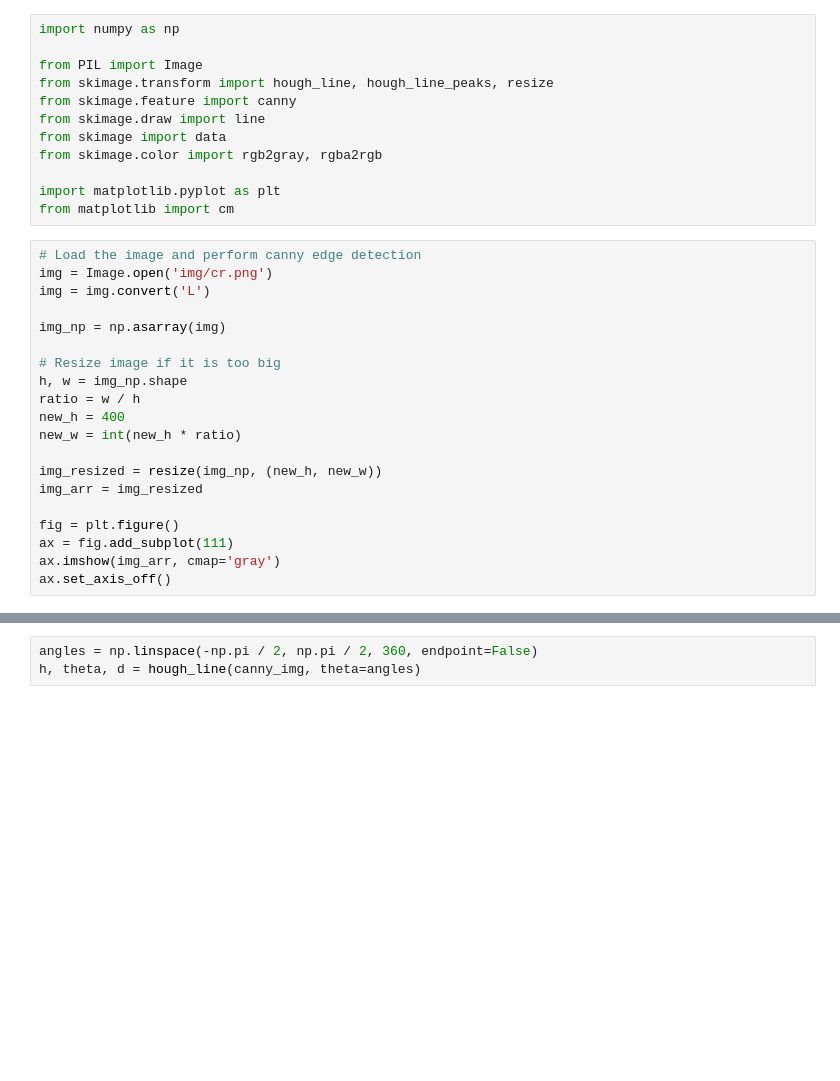
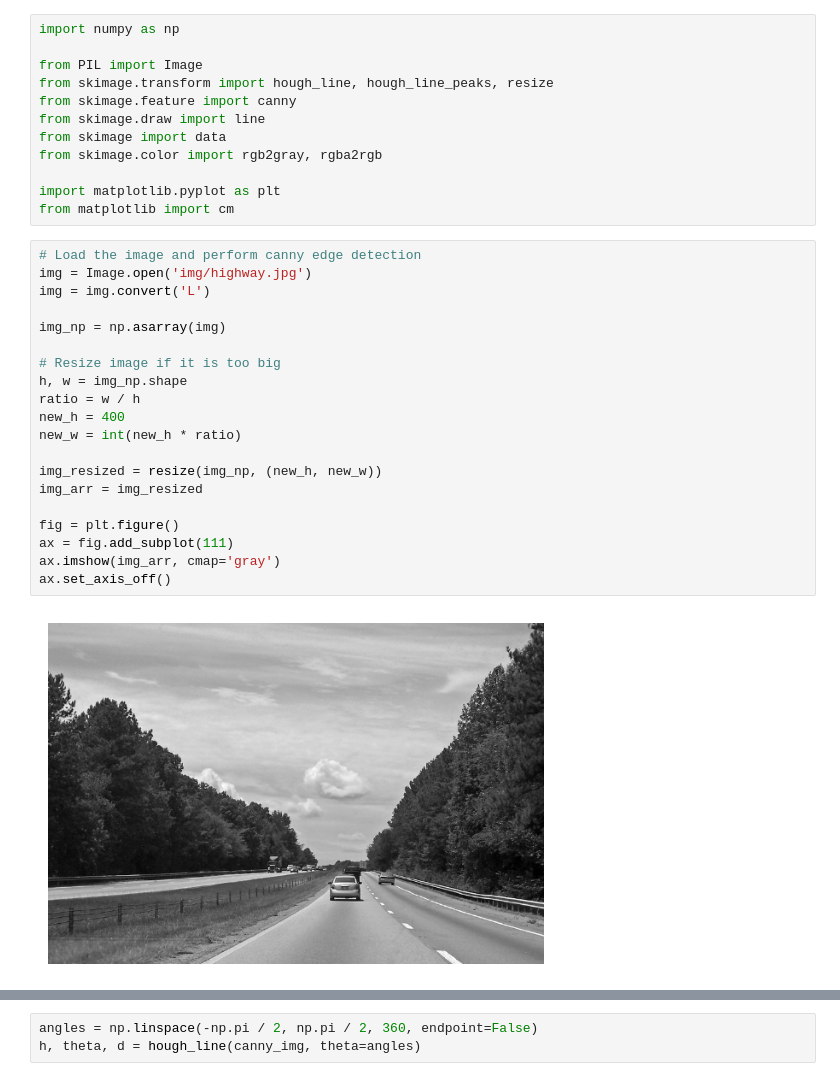
Before and after one commit to ajdillhoff/CSE4310, a Jupyter notebook: hough.ipynb, the cells around one changed output, grey strips where cells are left out. Saved outputs shown, nothing was run; the diff lists cells and outputs as text; blank space fills up the shorter version.

Commit message:
Added new image for hough example.

```diff
--- a/hough.ipynb
+++ b/hough.ipynb
@@ -16,24 +16,26 @@ import matplotlib.pyplot as plt
 from matplotlib import cm
 # %%
 # Load the image and perform canny edge detection
-img = Image.open('img/cr.png')
+img = Image.open('img/highway.jpg')
 img = img.convert('L')
 
 img_np = np.asarray(img)
 
 # Resize image if it is too big
 h, w = img_np.shape
 ratio = w / h
 new_h = 400
 new_w = int(new_h * ratio)
 
 img_resized = resize(img_np, (new_h, new_w))
 img_arr = img_resized
 
 fig = plt.figure()
 ax = fig.add_subplot(111)
 ax.imshow(img_arr, cmap='gray')
 ax.set_axis_off()
+# %% [output]
+[figure, added]
 # %%
 canny_img = canny(img_arr, sigma=1.4)
 
```
Also changed, not shown: parts of 3 cells of this notebook, 1 other file.
